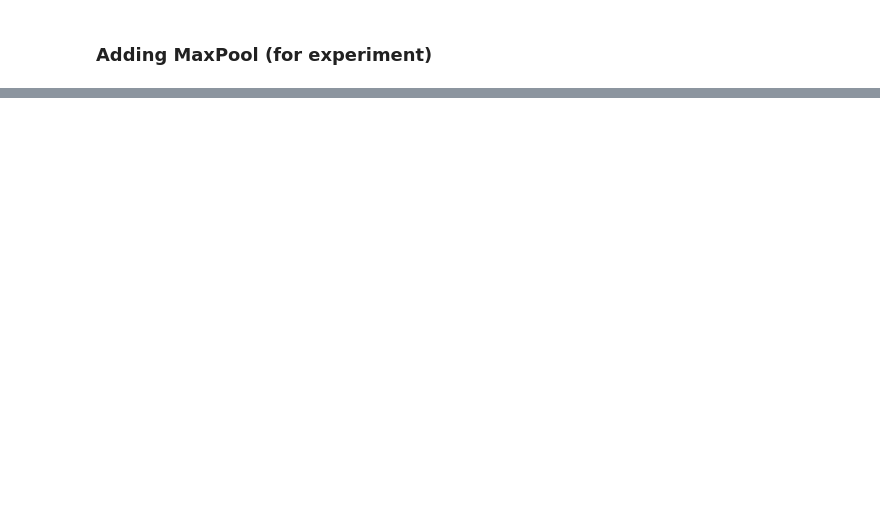
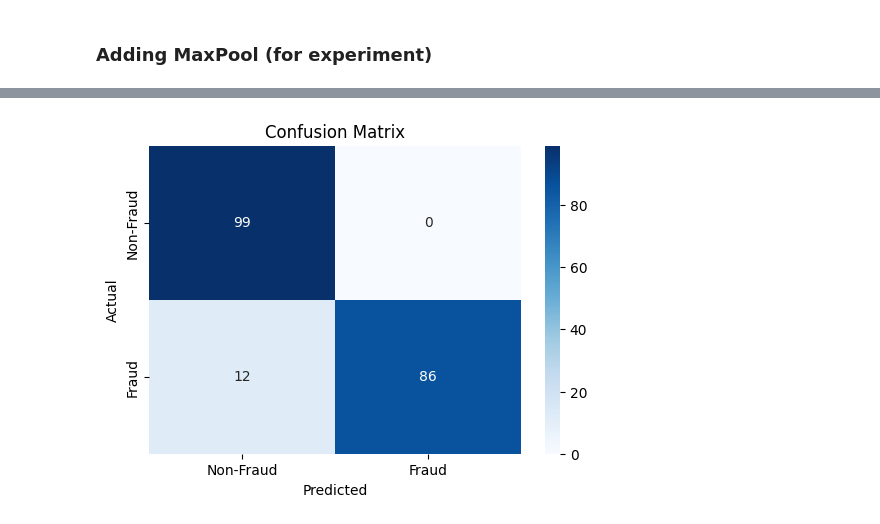
Before and after one commit to Rahafzsh/Fraud-Detection-using-DL, a Jupyter notebook: SubGroup1/credit_card_fraud_detection_sg1.ipynb, the cells around one changed output, grey strips where cells are left out. Saved outputs shown, nothing was run; the diff lists cells and outputs as text; code cells hidden in the pictures; blank space fills up the shorter version.

```diff
--- a/SubGroup1/credit_card_fraud_detection_sg1.ipynb
+++ b/SubGroup1/credit_card_fraud_detection_sg1.ipynb
@@ -285,0 +306,4 @@ plot_learningCurve(history, epochs)
+# %%
+# Make predictions on the test set
+y_pred = model.predict(X_test)
+y_pred = np.round(y_pred)
@@ -285,0 +312,6 @@ plot_learningCurve(history, epochs)
+# %%
+# Evaluate the model
+conf_matrix = confusion_matrix(y_test, y_pred)
+precision = precision_score(y_test, y_pred)
+recall = recall_score(y_test, y_pred)
+accuracy = accuracy_score(y_test, y_pred)
@@ -285,0 +347,10 @@ plot_learningCurve(history, epochs)
+# %%
+# Visualize the confusion matrix
+plt.figure(figsize=(6, 4))
+sns.heatmap(conf_matrix, annot=True, fmt="d", cmap='Blues', xticklabels=['Non-Fraud', 'Fraud'], yticklabels=['Non-Fraud', 'Fraud'])
+plt.title('Confusion Matrix')
+plt.xlabel('Predicted')
+plt.ylabel('Actual')
+plt.show()
+# %% [output]
+[figure, added]
```
Also changed, not shown: parts of 16 cells of this notebook.
